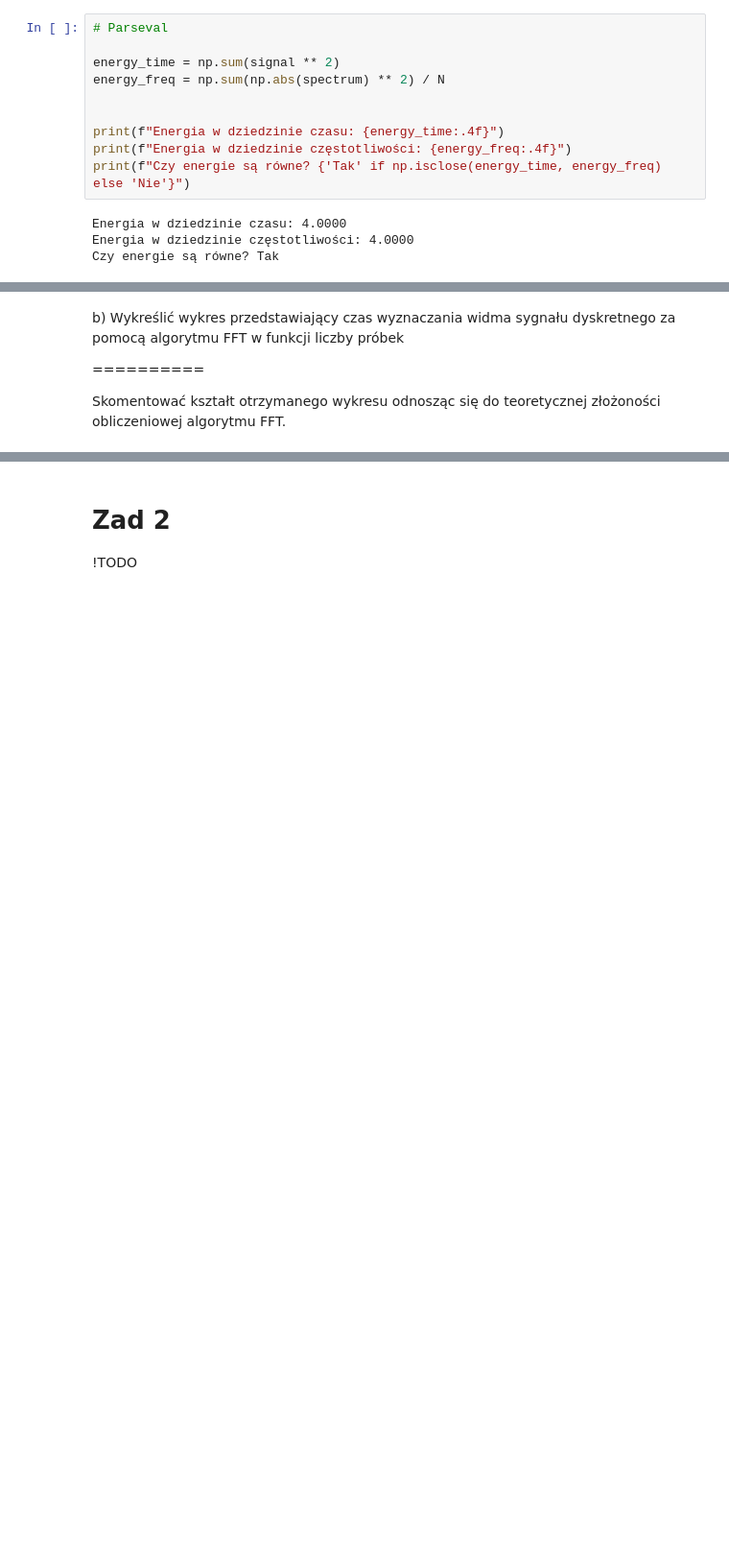
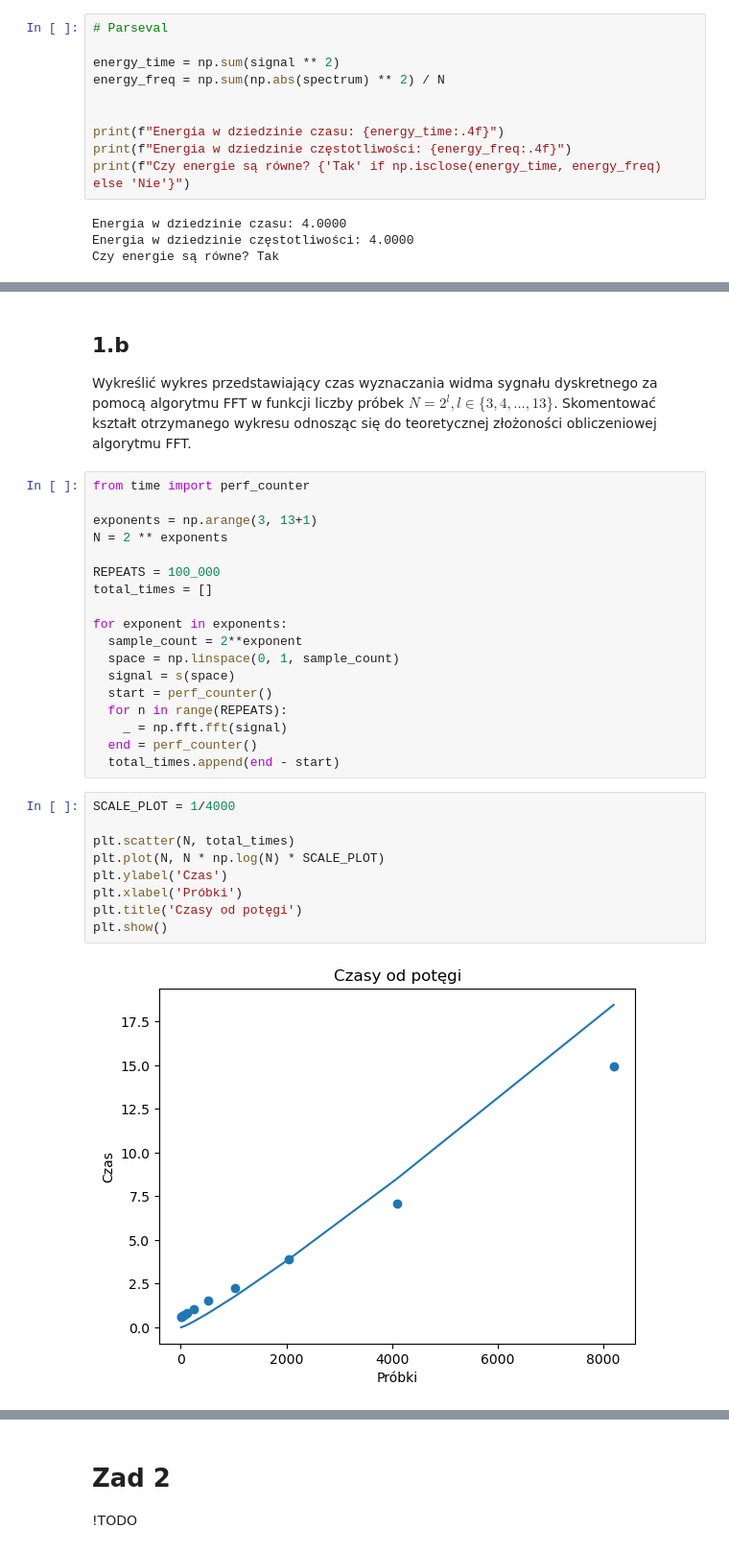
Before and after one commit to Sawertynn/WMM_101_Kukielka_Kurzela, a Jupyter notebook: my_notes.ipynb, the cells around one changed output, grey strips where cells are left out. Shown: that part at 96% size. Drawn from its saved outputs; the diff is of its cells as text; blank space fills up the shorter version.

```diff
--- a/101_Kukielka_Kurzela..ipynb
+++ b/my_notes.ipynb
@@ -62,8 +65,36 @@ Czy energie są równe? Tak
 # %% [markdown]
-b) Wykreślić wykres przedstawiający czas wyznaczania widma sygnału dyskretnego za pomocą
-algorytmu FFT w funkcji liczby próbek
-
-==========
-
-Skomentować kształt
-otrzymanego wykresu odnosząc się do teoretycznej złożoności obliczeniowej algorytmu FFT.
+ ## 1.b
+ Wykreślić wykres przedstawiający czas wyznaczania widma sygnału dyskretnego za pomocą
+ algorytmu FFT w funkcji liczby próbek
+ $N=2^l, l \in \{3, 4, ..., 13\}$.
+ Skomentować kształt
+ otrzymanego wykresu odnosząc się do teoretycznej złożoności obliczeniowej algorytmu FFT.
+# %%
+from time import perf_counter
+
+exponents = np.arange(3, 13+1)
+N = 2 ** exponents
+
+REPEATS = 100_000
+total_times = []
+
+for exponent in exponents:
+  sample_count = 2**exponent
+  space = np.linspace(0, 1, sample_count)
+  signal = s(space)
+  start = perf_counter()
+  for n in range(REPEATS):
+    _ = np.fft.fft(signal)
+  end = perf_counter()
+  total_times.append(end - start)
+# %%
+SCALE_PLOT = 1/4000
+
+plt.scatter(N, total_times)
+plt.plot(N, N * np.log(N) * SCALE_PLOT)
+plt.ylabel('Czas')
+plt.xlabel('Próbki')
+plt.title('Czasy od potęgi')
+plt.show()
+# %% [output]
+[figure, added]
```
Also changed, not shown: parts of 6 cells of this notebook.
